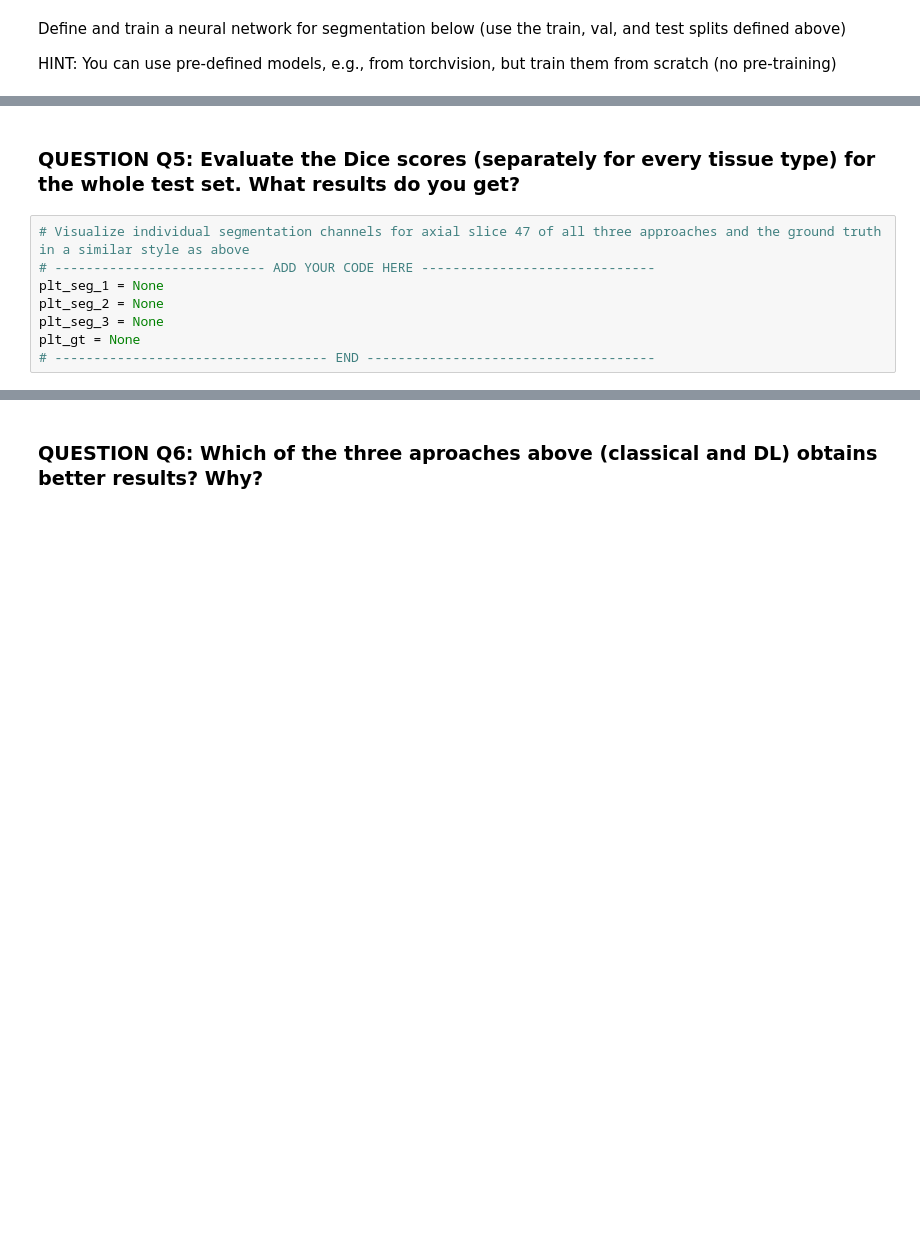
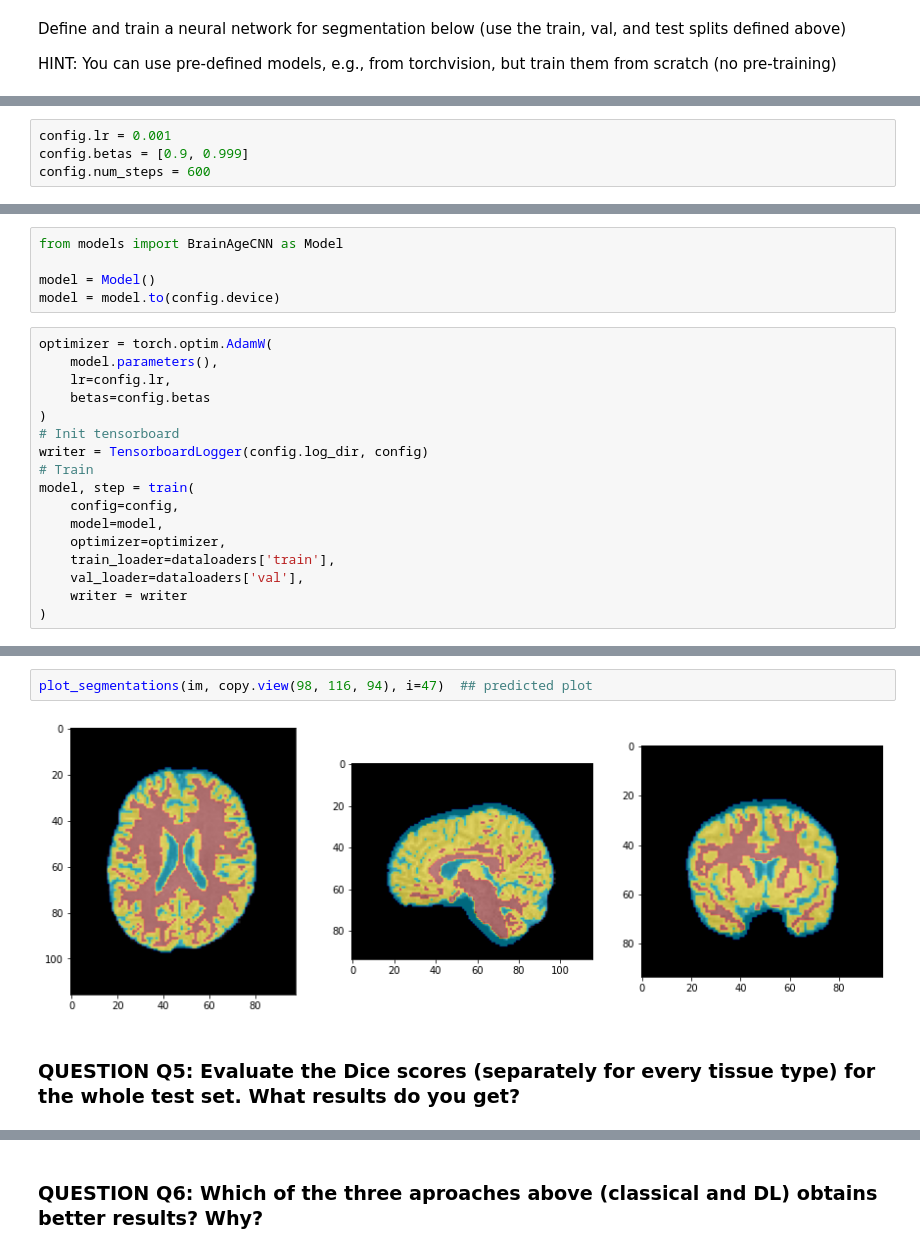
Before and after one commit to pascutc98/ai-in-medicine-practical2, a Jupyter notebook: segmentation_main.ipynb, the cells around one changed output, grey strips where cells are left out. Saved outputs shown, nothing was run; the diff lists cells and outputs as text; blank space fills up the shorter version.

```diff
--- a/segmentation_main.ipynb
+++ b/segmentation_main.ipynb
@@ -315,0 +573,4 @@ pred_seg_3 = None
+# %%
+config.lr = 0.001
+config.betas = [0.9, 0.999]
+config.num_steps = 600
@@ -315,0 +590,22 @@ pred_seg_3 = None
+# %%
+from models import BrainAgeCNN as Model
+
+model = Model()
+model = model.to(config.device)
+# %%
+optimizer = torch.optim.AdamW(
+    model.parameters(),
+    lr=config.lr,
+    betas=config.betas
+)
+# Init tensorboard
+writer = TensorboardLogger(config.log_dir, config)
+# Train
+model, step = train(
+    config=config,
+    model=model,
+    optimizer=optimizer,
+    train_loader=dataloaders['train'],
+    val_loader=dataloaders['val'],
+    writer = writer
+)
@@ -316,10 +640,6 @@ pred_seg_3 = None
+# %%
+plot_segmentations(im, copy.view(98, 116, 94), i=47)  ## predicted plot
+# %% [output]
+[figure, added]
 # %% [markdown]
 ### QUESTION Q5: Evaluate the Dice scores (separately for every tissue type) for the whole test set.  What results do you get?
-# %%
-# Visualize individual segmentation channels for axial slice 47 of all three approaches and the ground truth in a similar style as above
-# --------------------------- ADD YOUR CODE HERE ------------------------------
-plt_seg_1 = None
-plt_seg_2 = None
-plt_seg_3 = None
-plt_gt = None
-# ----------------------------------- END -------------------------------------
```
Also changed, not shown: parts of 39 cells of this notebook, 1 other file.
